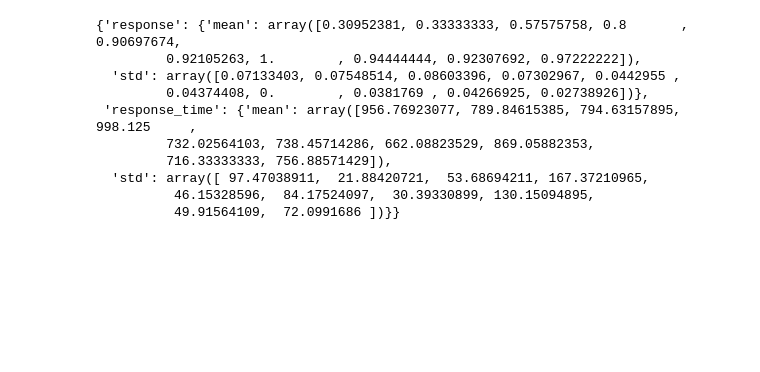
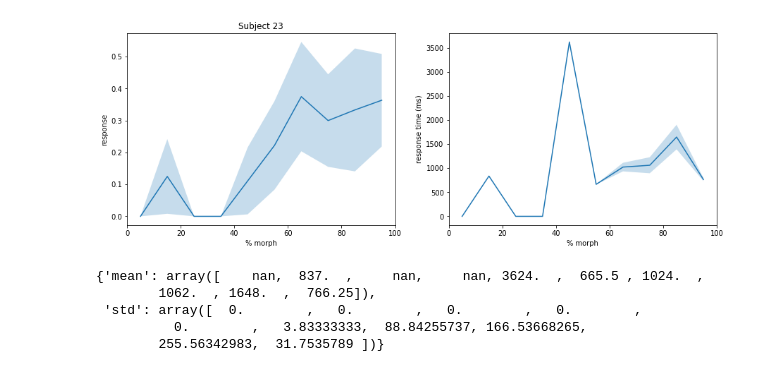
Before and after one commit to romaissauser/M1, a Jupyter notebook: morph/prepare_behavior.ipynb, the cells around one changed output. Saved outputs shown, nothing was run; the diff lists cells and outputs as text; code cells hidden in the pictures; blank space fills up the shorter version.

```diff
--- a/morph/prepare_behavior.ipynb
+++ b/morph/prepare_behavior.ipynb
@@ -151,14 +153,13 @@ for i in range(1, 26):
 ... (13 outputs left out)
 # %%
-results
+results = view_results(23, run=1, return_data=True)
 # %% [output]
-{'response': {'mean': array([0.30952381, 0.33333333, 0.57575758, 0.8       , 0.90697674,
-         0.92105263, 1.        , 0.94444444, 0.92307692, 0.97222222]),
-  'std': array([0.07133403, 0.07548514, 0.08603396, 0.07302967, 0.0442955 ,
-         0.04374408, 0.        , 0.0381769 , 0.04266925, 0.02738926])},
- 'response_time': {'mean': array([956.76923077, 789.84615385, 794.63157895, 998.125     ,
-         732.02564103, 738.45714286, 662.08823529, 869.05882353,
-         716.33333333, 756.88571429]),
-  'std': array([ 97.47038911,  21.88420721,  53.68694211, 167.37210965,
-          46.15328596,  84.17524097,  30.39330899, 130.15094895,
-          49.91564109,  72.0991686 ])}}
+[figure, added]
+# %%
+results['response_time']
+# %% [output]
+{'mean': array([    nan,  837.  ,     nan,     nan, 3624.  ,  665.5 , 1024.  ,
+        1062.  , 1648.  ,  766.25]),
+ 'std': array([  0.        ,   0.        ,   0.        ,   0.        ,
+          0.        ,   3.83333333,  88.84255737, 166.53668265,
+        255.56342983,  31.7535789 ])}
```
Also changed, not shown: parts of 4 cells of this notebook, 30 other files.
